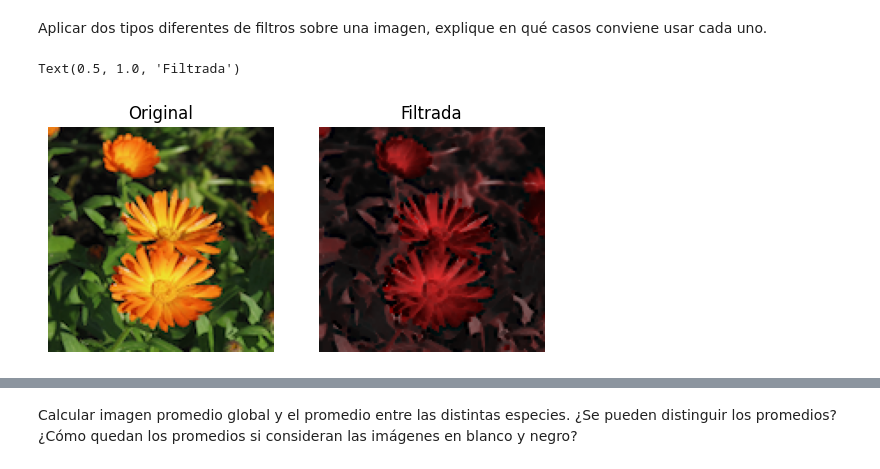
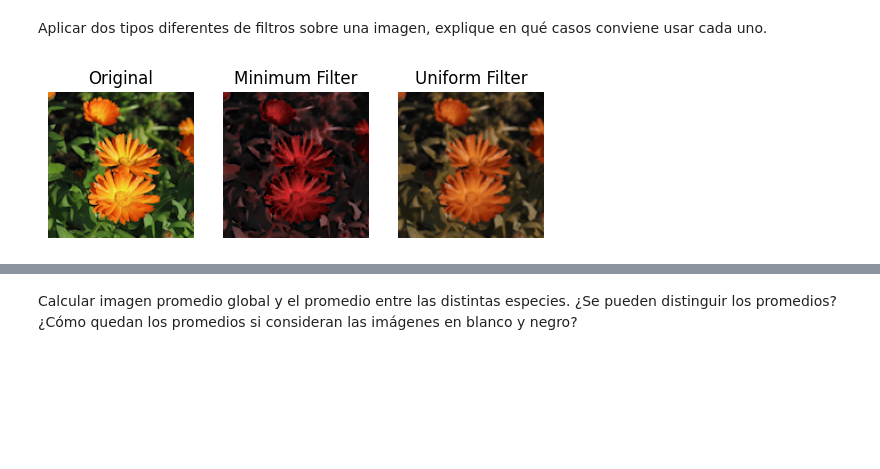
Before and after one commit to josesg998/dmecyt, a Jupyter notebook: preTP1/pre_TP_01_JSG.ipynb, the cells around one changed output, grey strips where cells are left out. Cells and saved outputs as stored; diff of their text form; code cells hidden in the pictures; blank space fills up the shorter version.

```diff
--- a/preTP1/pre_TP_01_JSG.ipynb
+++ b/preTP1/pre_TP_01_JSG.ipynb
@@ -18,8 +16,8 @@ Drive already mounted at /content/drive; to attempt to forcibly remount, call dr
 # %% [markdown]
 A partir del siguiente link, se obtendrán las imágenes a color de 210 flores pertenecientes a 10 especies diferentes. Cada imagen consiste en un archivo .PNG de 128 pixeles de ancho por 128 pixeles de profundidad (128x128x3). Adicionlamente, se encuentra el archivo .CSV con las etiquetas (labels) que corresponden a la especie de cada imagen.
 # %%
-image_path = "/content/drive/MyDrive/DMCyT_2023/flower_images/" #drive
-#image_path = "flower_images/" #local
+#image_path = "/content/drive/MyDrive/DMCyT_2023/flower_images/" #drive
+image_path = "flower_images/" #local
 
 path = sorted([os.path.join(image_path, file)
                for file in os.listdir(image_path )
@@ -197,23 +181,30 @@ plt.show()
 Aplicar dos tipos diferentes de filtros sobre una imagen, explique en qué casos conviene usar cada uno.
 # %%
 from scipy.ndimage import minimum_filter
+from scipy.ndimage import uniform_filter
+
 # Establecer la semilla aleatoria
 random.seed(42)
 # Seleccionar una imagen al azar
 imagen_path = image_path + random.choice(labels['file'])
 
 imagen = cv2.imread(imagen_path)
 
 imagen_filtrada = minimum_filter(imagen,size=2)
+imagen_filtrada_2 = uniform_filter(imagen,size=2)
 
-plt.subplot(1,2,1)
+plt.subplot(1,3,1)
 plt.imshow(cv2.cvtColor(imagen, cv2.COLOR_BGR2RGB), cmap='gray')
 plt.axis('off')
 plt.title('Original')
-plt.subplot(1,2,2)
+plt.subplot(1,3,2)
 plt.imshow(cv2.cvtColor(imagen_filtrada, cv2.COLOR_BGR2RGB), cmap='gray')
 plt.axis('off')
-plt.title('Filtrada')
+plt.title('Minimum Filter')
+plt.subplot(1,3,3)
+plt.imshow(cv2.cvtColor(imagen_filtrada_2, cv2.COLOR_BGR2RGB), cmap='gray')
+plt.axis('off')
+plt.title('Uniform Filter')
+plt.show()
 # %% [output]
-Text(0.5, 1.0, 'Filtrada')
-[figure, old version]
+[figure, new version]
```
Also changed, not shown: parts of 19 cells of this notebook.
